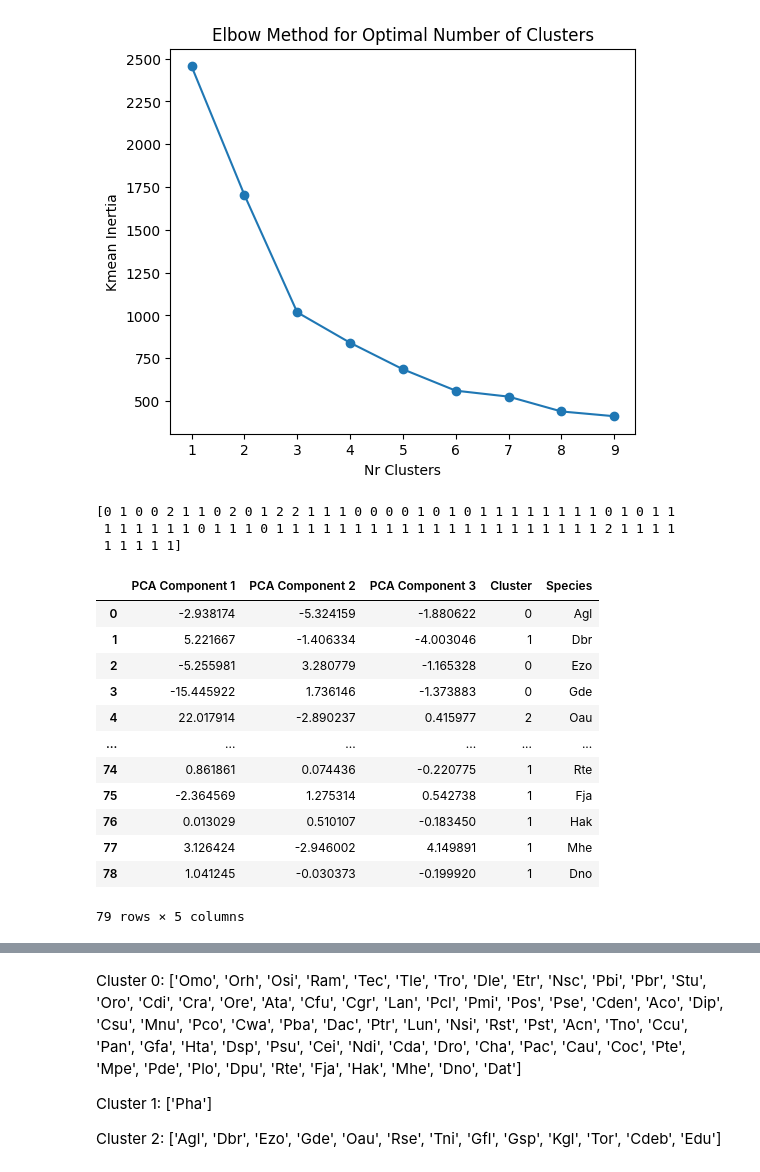
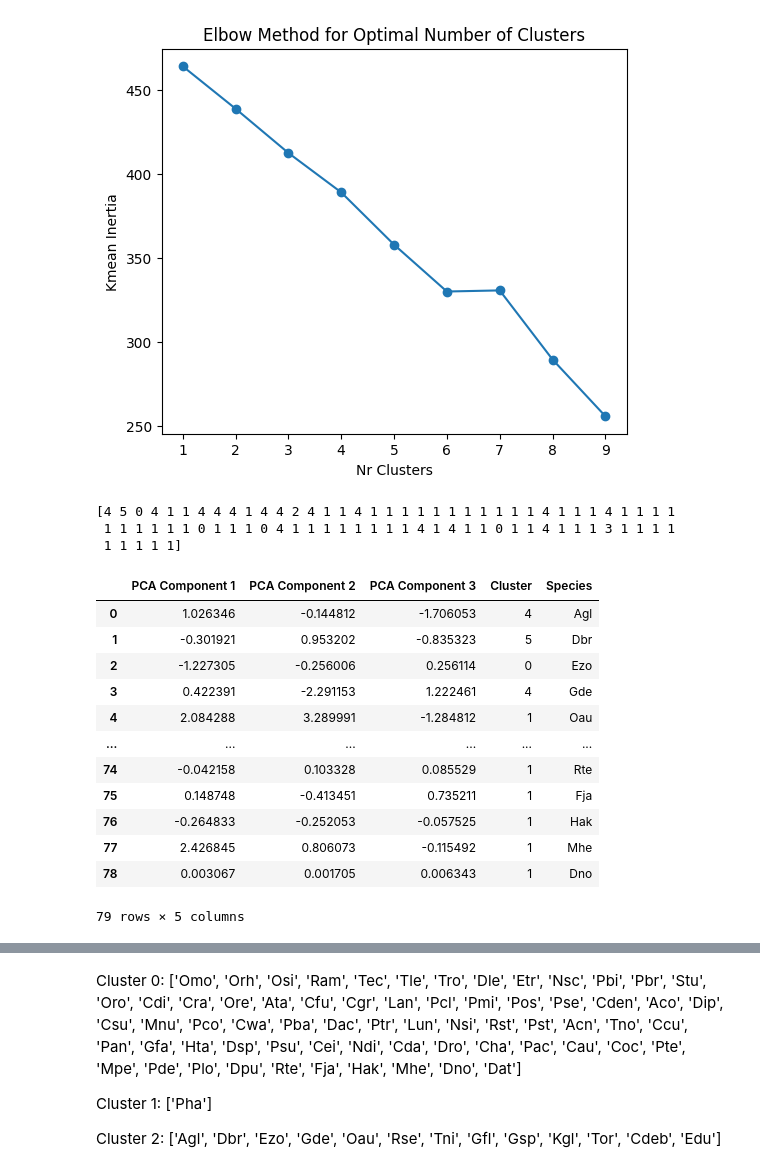
Before and after one commit to JinseiSteven/Phytoplankton-Prediction-Project, a Jupyter notebook: scripts/rdaclust/clust-phyto_rda.ipynb, the cells around one changed output, grey strips where cells are left out. Saved outputs shown, nothing was run; the diff lists cells and outputs as text; code cells hidden in the pictures.

```diff
--- a/scripts/rdaclust/clust-phyto_rda.ipynb
+++ b/scripts/rdaclust/clust-phyto_rda.ipynb
@@ -16,7 +16,7 @@ def display_all(df):
 
 pd.set_option('display.max_columns', None)
 # %%
-phyto_df = pd.read_csv('coastal.csv')
+phyto_df = pd.read_csv('Coastal_rdatest.csv')
 
 weights = phyto_df.iloc[-1][1:].to_list()
 phyto_df = phyto_df.iloc[:-1]
@@ -63,2 +60,0 @@ phytoplankton_columns = phyto_df['Species'].to_list()
-# %%
-phyto_df.iloc[:, 1:] = phyto_df.iloc[:, 1:] * weights
@@ -96,7 +95,7 @@ plot_inertia(10)
 # %%
 plot_inertia(10)
 
-n_clusters = 3
+n_clusters = 6
 kmeans = KMeans(n_clusters=n_clusters, random_state=0)
 kmeans.fit(feature_vecs)
 labels = kmeans.labels_
@@ -118,48 +117,48 @@ reduced_features = pca.fit_transform(feature_vecs)
 # ax.set_zlabel('PCA Component 3')
 # ax.legend()
 # plt.title('K-means Clustering')
 # plt.show()
 
 
 
 df = pd.DataFrame(reduced_features, columns=['PCA Component 1', 'PCA Component 2', 'PCA Component 3'])
 df['Cluster'] = labels.astype(str)
 
 df['Species'] = phyto_df['Species']
 display(df)
 print(df)
 fig = px.scatter_3d(df, x='PCA Component 1', y='PCA Component 2', z='PCA Component 3', color='Cluster', hover_name='Species')
 
 fig.update_layout(margin=dict(l=0, r=0, b=0, t=0))
 
 fig.show()
 
 
 phyto_clusters = []
 
 
 for i in range(n_clusters):
     cluster_phytoplankton = [phytoplankton_columns[j] for j in range(len(labels)) if labels[j] == i]
     print(f"Cluster {i}:")
     phyto_clusters.append(cluster_phytoplankton)
     print(cluster_phytoplankton)
     print()
 # %% [output]
-[figure, old version]
+[figure, new version]
-[0 1 0 0 2 1 1 0 2 0 1 2 2 1 1 1 0 0 0 0 1 0 1 0 1 1 1 1 1 1 1 1 0 1 0 1 1
- 1 1 1 1 1 1 0 1 1 1 0 1 1 1 1 1 1 1 1 1 1 1 1 1 1 1 1 1 1 1 1 1 2 1 1 1 1
+[4 5 0 4 1 1 4 4 4 1 4 4 2 4 1 1 4 1 1 1 1 1 1 1 1 1 1 1 4 1 1 1 4 1 1 1 1
+ 1 1 1 1 1 1 0 1 1 1 0 4 1 1 1 1 1 1 1 1 4 1 4 1 1 0 1 1 4 1 1 1 3 1 1 1 1
  1 1 1 1 1]
 |  | PCA Component 1 | PCA Component 2 | PCA Component 3 | Cluster | Species |
-| 0 | -2.938174 | -5.324159 | -1.880622 | 0 | Agl |
-| 1 | 5.221667 | -1.406334 | -4.003046 | 1 | Dbr |
-| 2 | -5.255981 | 3.280779 | -1.165328 | 0 | Ezo |
-| 3 | -15.445922 | 1.736146 | -1.373883 | 0 | Gde |
-| 4 | 22.017914 | -2.890237 | 0.415977 | 2 | Oau |
+| 0 | 1.026346 | -0.144812 | -1.706053 | 4 | Agl |
+| 1 | -0.301921 | 0.953202 | -0.835323 | 5 | Dbr |
+| 2 | -1.227305 | -0.256006 | 0.256114 | 0 | Ezo |
+| 3 | 0.422391 | -2.291153 | 1.222461 | 4 | Gde |
+| 4 | 2.084288 | 3.289991 | -1.284812 | 1 | Oau |
 | ... | ... | ... | ... | ... | ... |
-| 74 | 0.861861 | 0.074436 | -0.220775 | 1 | Rte |
-| 75 | -2.364569 | 1.275314 | 0.542738 | 1 | Fja |
-| 76 | 0.013029 | 0.510107 | -0.183450 | 1 | Hak |
-| 77 | 3.126424 | -2.946002 | 4.149891 | 1 | Mhe |
-| 78 | 1.041245 | -0.030373 | -0.199920 | 1 | Dno |
+| 74 | -0.042158 | 0.103328 | 0.085529 | 1 | Rte |
+| 75 | 0.148748 | -0.413451 | 0.735211 | 1 | Fja |
+| 76 | -0.264833 | -0.252053 | -0.057525 | 1 | Hak |
+| 77 | 2.426845 | 0.806073 | -0.115492 | 1 | Mhe |
+| 78 | 0.003067 | 0.001705 | 0.006343 | 1 | Dno |
 79 rows × 5 columns
     PCA Component 1  PCA Component 2  PCA Component 3 Cluster Species
```
Also changed, not shown: parts of 7 cells of this notebook, 31 other files.
